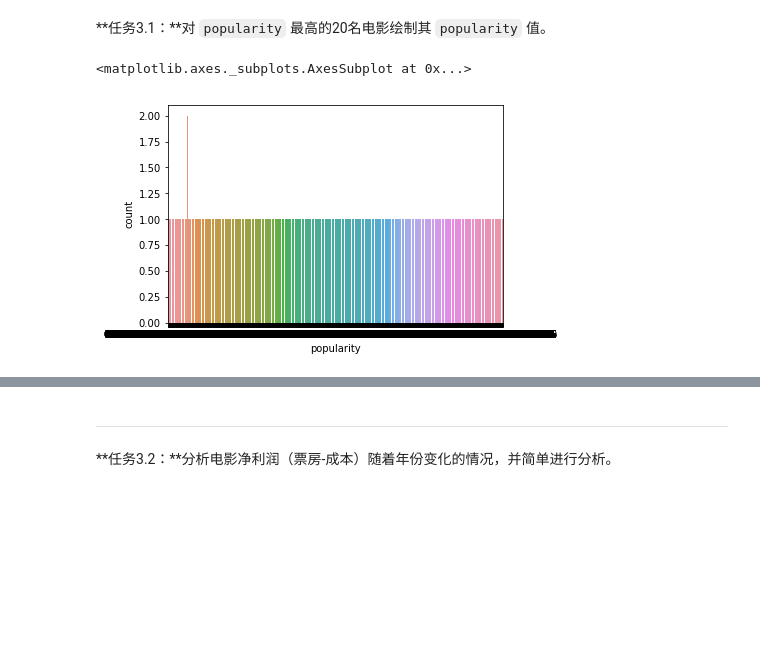
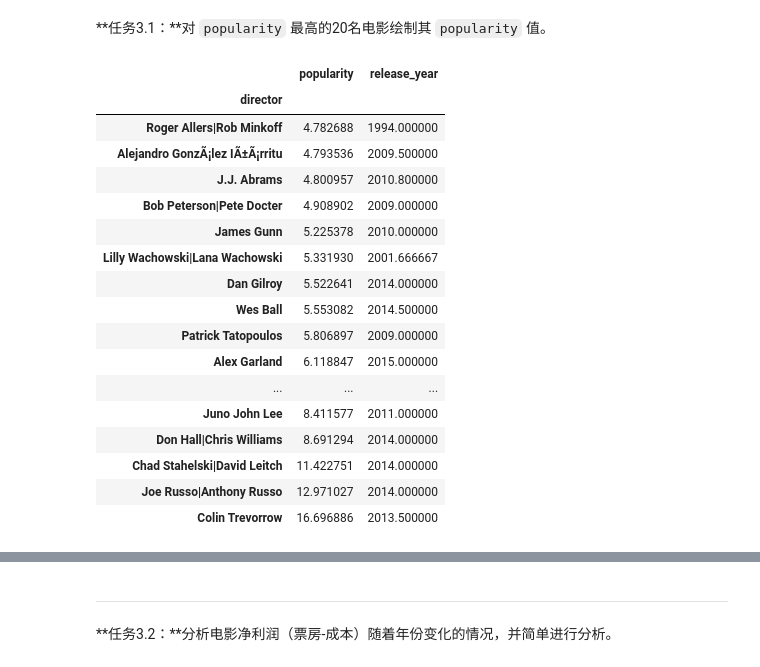
Before and after one commit to LinearPi/code_file, a Jupyter notebook: AIPND-cn-master/P2_Explore_Movie_Dataset/Explore Movie Dataset.ipynb, the cells around one changed output, grey strips where cells are left out. Cells and saved outputs as stored; diff of their text form; code cells hidden in the pictures; blank space fills up the shorter version.

```diff
--- a/AIPND-cn-master/P2_Explore_Movie_Dataset/Explore Movie Dataset.ipynb
+++ b/AIPND-cn-master/P2_Explore_Movie_Dataset/Explore Movie Dataset.ipynb
@@ -224,8 +212,3 @@ data.groupby('director').agg('mean').sort_values('popularity')
 在这个部分，你需要根据题目中问题，选择适当的可视化图像进行绘制，并进行相应的分析。对于选做题，他们具有一定的难度，你可以尝试挑战一下～
 # %% [markdown]
 **任务3.1：**对 `popularity` 最高的20名电影绘制其 `popularity` 值。
-# %%
-sb.countplot(data = data, x = 'popularity')
-# %% [output]
-<matplotlib.axes._subplots.AxesSubplot at 0x...>
-[figure, removed]
@@ -231,0 +217,21 @@ sb.countplot(data = data, x = 'popularity')
+# %%
+popdata
+# %% [output]
+|  | popularity | release_year |
+| director |  |  |
+| Roger Allers|Rob Minkoff | 4.782688 | 1994.000000 |
+| Alejandro GonzÃ¡lez IÃ±Ã¡rritu | 4.793536 | 2009.500000 |
+| J.J. Abrams | 4.800957 | 2010.800000 |
+| Bob Peterson|Pete Docter | 4.908902 | 2009.000000 |
+| James Gunn | 5.225378 | 2010.000000 |
+| Lilly Wachowski|Lana Wachowski | 5.331930 | 2001.666667 |
+| Dan Gilroy | 5.522641 | 2014.000000 |
+| Wes Ball | 5.553082 | 2014.500000 |
+| Patrick Tatopoulos | 5.806897 | 2009.000000 |
+| Alex Garland | 6.118847 | 2015.000000 |
+| ... | ... | ... |
+| Juno John Lee | 8.411577 | 2011.000000 |
+| Don Hall|Chris Williams | 8.691294 | 2014.000000 |
+| Chad Stahelski|David Leitch | 11.422751 | 2014.000000 |
+| Joe Russo|Anthony Russo | 12.971027 | 2014.000000 |
+| Colin Trevorrow | 16.696886 | 2013.500000 |
```
Also changed, not shown: parts of 6 cells of this notebook, 2 other files.
